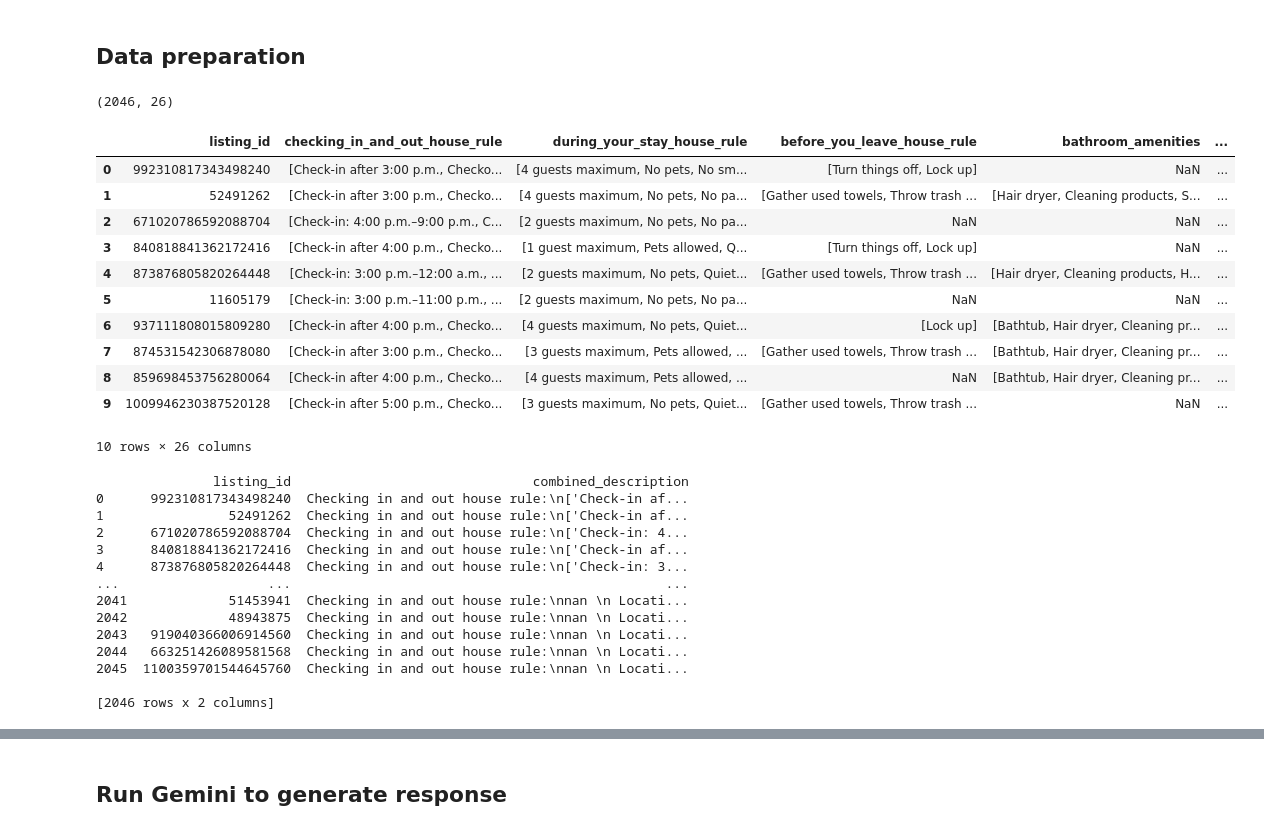
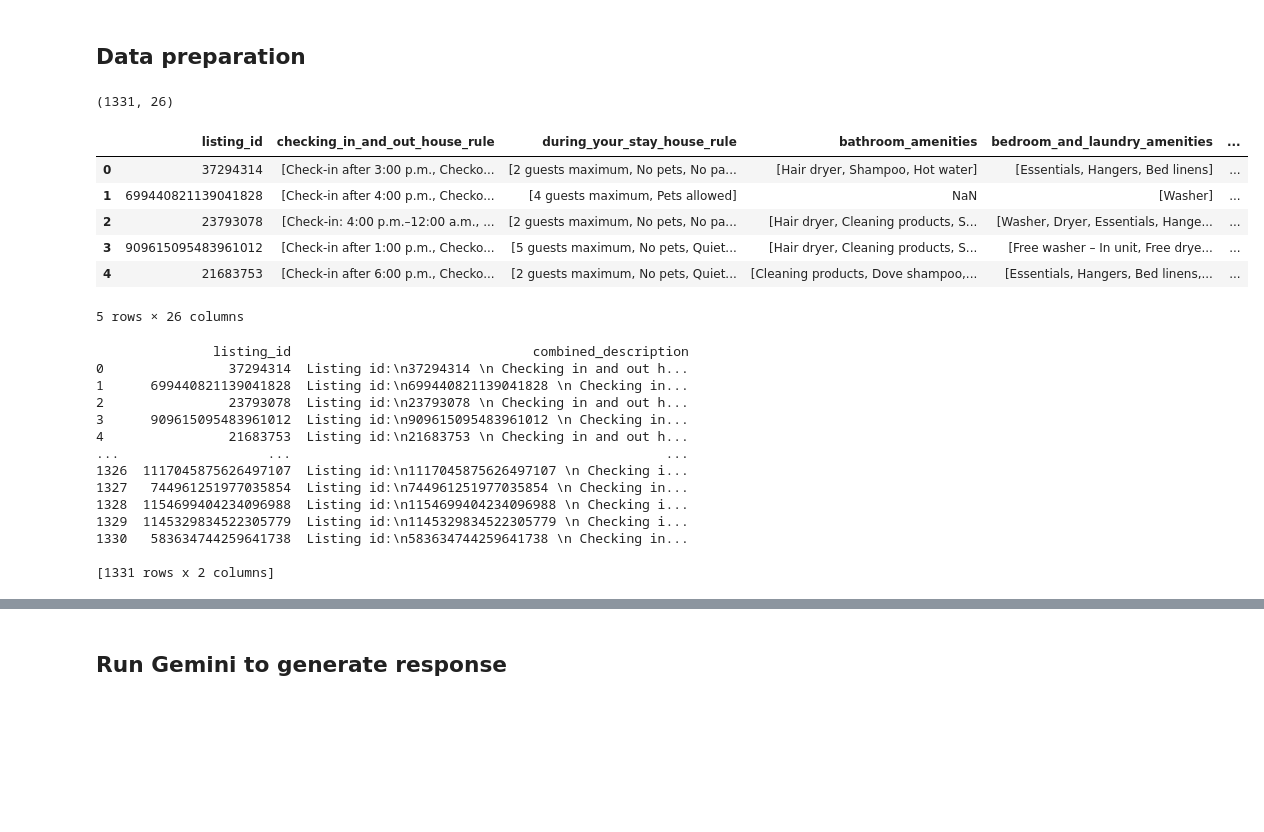
Before and after one commit to CodeForBc/airbnb-ai, a Jupyter notebook: notebooks/experiments/4_gmartins-feature-extraction.ipynb, the cells around one changed output, grey strips where cells are left out. Drawn from its saved outputs; the diff is of its cells as text; code cells hidden in the pictures; blank space fills up the shorter version.

```diff
--- a/notebooks/experiments/4_gmartins-feature-extraction.ipynb
+++ b/notebooks/experiments/4_gmartins-feature-extraction.ipynb
@@ -77,34 +80,32 @@ model = genai.GenerativeModel(
 ## Data preparation
 # %%
 # Specify the path to your .jsonl file
-file_path = '../../data/description_parsing/result.jsonl'
+file_path = '../../data/description_parsing/output.jsonl'
+
+dtype_dict = {
+    "listing_id": str
+}
 
 # Read the .jsonl file into a DataFrame
-df = pd.read_json(file_path, lines=True)
+df = pd.read_json(file_path, lines=True, dtype=dtype_dict)
 # %%
 print(df.shape)
-df.head(10)
+df.head()
 # %% [output]
-(2046, 26)
+(1331, 26)
-|  | listing_id | checking_in_and_out_house_rule | during_your_stay_house_rule | before_you_leave_house_rule | bathroom_amenities | ... |
-| 0 | 992310817343498240 | [Check-in after 3:00 p.m., Checko... | [4 guests maximum, No pets, No sm... | [Turn things off, Lock up] | NaN | ... |
-| 1 | 52491262 | [Check-in after 3:00 p.m., Checko... | [4 guests maximum, No pets, No pa... | [Gather used towels, Throw trash ... | [Hair dryer, Cleaning products, S... | ... |
-| 2 | 671020786592088704 | [Check-in: 4:00 p.m.–9:00 p.m., C... | [2 guests maximum, No pets, No pa... | NaN | NaN | ... |
-| 3 | 840818841362172416 | [Check-in after 4:00 p.m., Checko... | [1 guest maximum, Pets allowed, Q... | [Turn things off, Lock up] | NaN | ... |
-| 4 | 873876805820264448 | [Check-in: 3:00 p.m.–12:00 a.m., ... | [2 guests maximum, No pets, Quiet... | [Gather used towels, Throw trash ... | [Hair dryer, Cleaning products, H... | ... |
-| 5 | 11605179 | [Check-in: 3:00 p.m.–11:00 p.m., ... | [2 guests maximum, No pets, No pa... | NaN | NaN | ... |
-| 6 | 937111808015809280 | [Check-in after 4:00 p.m., Checko... | [4 guests maximum, No pets, Quiet... | [Lock up] | [Bathtub, Hair dryer, Cleaning pr... | ... |
-| 7 | 874531542306878080 | [Check-in after 3:00 p.m., Checko... | [3 guests maximum, Pets allowed, ... | [Gather used towels, Throw trash ... | [Bathtub, Hair dryer, Cleaning pr... | ... |
-| 8 | 859698453756280064 | [Check-in after 4:00 p.m., Checko... | [4 guests maximum, Pets allowed, ... | NaN | [Bathtub, Hair dryer, Cleaning pr... | ... |
-| 9 | 1009946230387520128 | [Check-in after 5:00 p.m., Checko... | [3 guests maximum, No pets, Quiet... | [Gather used towels, Throw trash ... | NaN | ... |
+|  | listing_id | checking_in_and_out_house_rule | during_your_stay_house_rule | bathroom_amenities | bedroom_and_laundry_amenities | ... |
+| 0 | 37294314 | [Check-in after 3:00 p.m., Checko... | [2 guests maximum, No pets, No pa... | [Hair dryer, Shampoo, Hot water] | [Essentials, Hangers, Bed linens] | ... |
+| 1 | 699440821139041828 | [Check-in after 4:00 p.m., Checko... | [4 guests maximum, Pets allowed] | NaN | [Washer] | ... |
+| 2 | 23793078 | [Check-in: 4:00 p.m.–12:00 a.m., ... | [2 guests maximum, No pets, No pa... | [Hair dryer, Cleaning products, S... | [Washer, Dryer, Essentials, Hange... | ... |
+| 3 | 909615095483961012 | [Check-in after 1:00 p.m., Checko... | [5 guests maximum, No pets, Quiet... | [Hair dryer, Cleaning products, S... | [Free washer – In unit, Free drye... | ... |
+| 4 | 21683753 | [Check-in after 6:00 p.m., Checko... | [2 guests maximum, No pets, Quiet... | [Cleaning products, Dove shampoo,... | [Essentials, Hangers, Bed linens,... | ... |
-10 rows × 26 columns
+5 rows × 26 columns
 # %%
 # Function to join columns with their headers
 def join_columns_with_headers(row):
     return " \n ".join([f"{col.replace('_', ' ').capitalize()}:\n{row[col]}"
                       for col in df.columns
-                      if col not in ['listing_id',
-                                     'registration_number_description',
+                      if col not in ['registration_number_description',
                                      'during_your_stay_house_rule',
                                      'before_you_leave_house_rule',
                                      'bathroom_amenities',
@@ -123,13 +124,14 @@ def join_columns_with_headers(row):
                       ])
 
 # Applying the function to each row
-df['combined_description'] = df[['place_description',
+df['combined_description'] = df[['listing_id',
+                                 'place_description',
                                  'the_space_description',
                                  'guest_access_description',
                                  'other_things_to_note_description',
                                  'during_your_stay_description',
                                  'checking_in_and_out_house_rule',
-                                 'accomodation_type',
+                                 'accommodation_type',
                                  'location_features_amenities',
                                  'services_amenities']
                                  ].apply(join_columns_with_headers, axis=1)
@@ -138,17 +140,17 @@ df['combined_description'] = df[['place_description',
 print(df[['listing_id', 'combined_description']])
 # %% [output]
                listing_id                               combined_description
-0      992310817343498240  Checking in and out house rule:\n['Check-in af...
-1                52491262  Checking in and out house rule:\n['Check-in af...
-2      671020786592088704  Checking in and out house rule:\n['Check-in: 4...
-3      840818841362172416  Checking in and out house rule:\n['Check-in af...
-4      873876805820264448  Checking in and out house rule:\n['Check-in: 3...
+0                37294314  Listing id:\n37294314 \n Checking in and out h...
+1      699440821139041828  Listing id:\n699440821139041828 \n Checking in...
+2                23793078  Listing id:\n23793078 \n Checking in and out h...
+3      909615095483961012  Listing id:\n909615095483961012 \n Checking in...
+4                21683753  Listing id:\n21683753 \n Checking in and out h...
 ...                   ...                                                ...
-2041             51453941  Checking in and out house rule:\nnan \n Locati...
-2042             48943875  Checking in and out house rule:\nnan \n Locati...
-2043   919040366006914560  Checking in and out house rule:\nnan \n Locati...
-2044   663251426089581568  Checking in and out house rule:\nnan \n Locati...
-2045  1100359701544645760  Checking in and out house rule:\nnan \n Locati...
+1326  1117045875626497107  Listing id:\n1117045875626497107 \n Checking i...
+1327   744961251977035854  Listing id:\n744961251977035854 \n Checking in...
+1328  1154699404234096988  Listing id:\n1154699404234096988 \n Checking i...
+1329  1145329834522305779  Listing id:\n1145329834522305779 \n Checking i...
+1330   583634744259641738  Listing id:\n583634744259641738 \n Checking in...
 
-[2046 rows x 2 columns]
+[1331 rows x 2 columns]
 # %%
```
Also changed, not shown: parts of 14 cells of this notebook, 1 other file.
